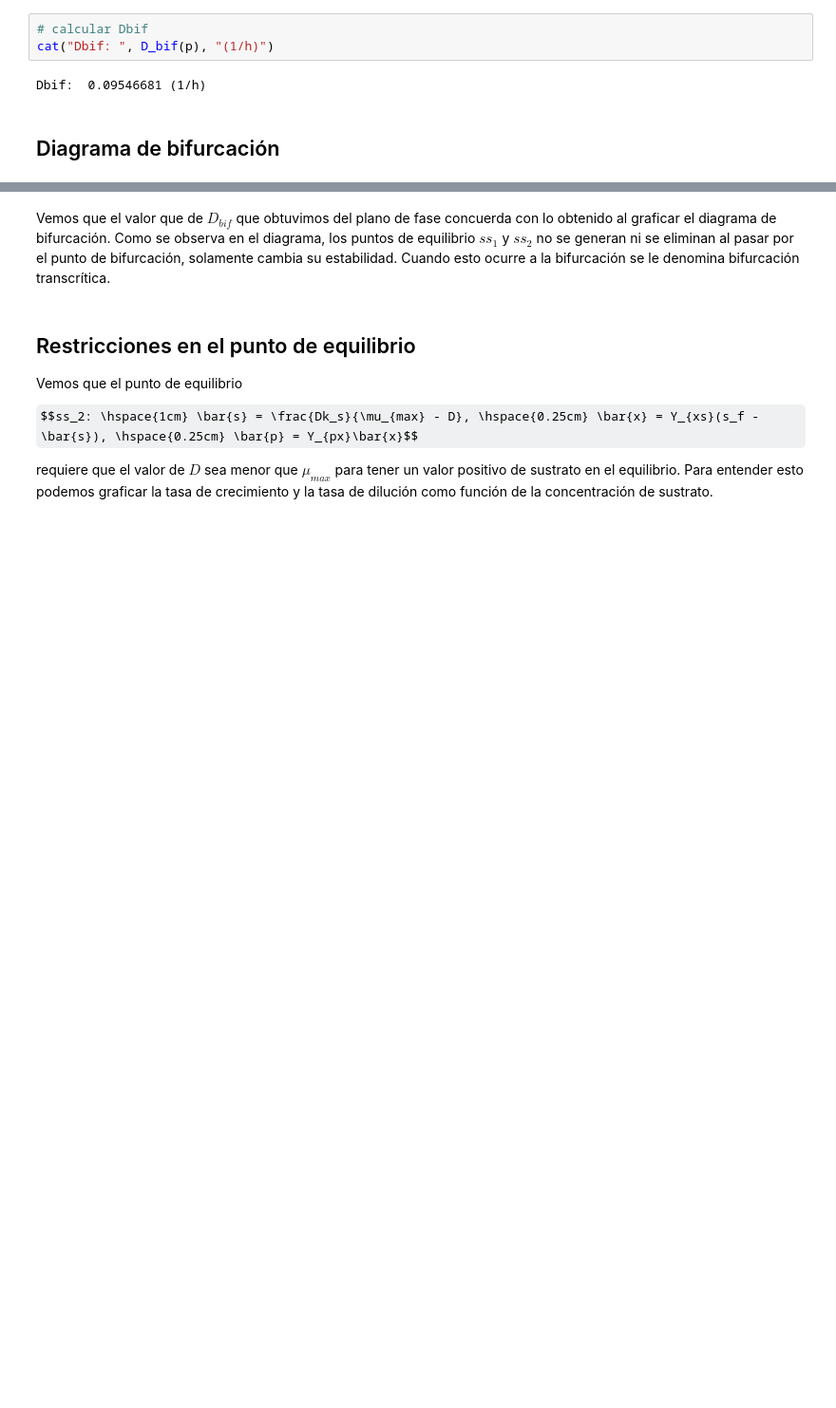
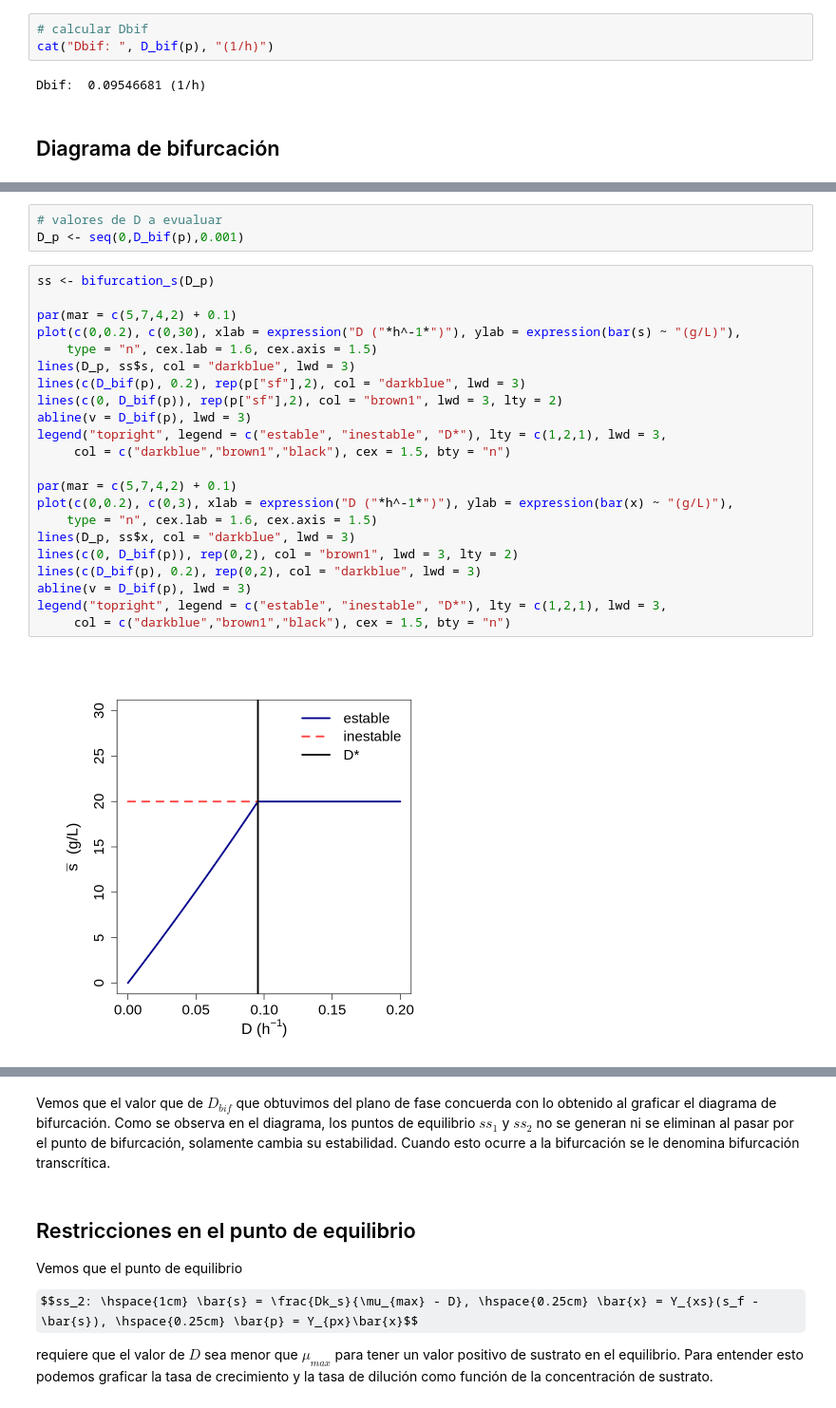
Before and after one commit to JuanM-GG/modelos-tesis, a Jupyter notebook: modelo_monod.ipynb, the cells around one changed output, grey strips where cells are left out. Shown at 95% size. Cells and saved outputs as stored; diff of their text form; some formulas as TeX source; blank space fills up the shorter version.

```diff
--- a/modelo_monod.ipynb
+++ b/modelo_monod.ipynb
@@ -545,0 +475,27 @@ ERROR: ignored
+# %%
+# valores de D a evualuar
+D_p <- seq(0,D_bif(p),0.001)
+# %%
+ss <- bifurcation_s(D_p)
+
+par(mar = c(5,7,4,2) + 0.1)
+plot(c(0,0.2), c(0,30), xlab = expression("D ("*h^-1*")"), ylab = expression(bar(s) ~ "(g/L)"),
+    type = "n", cex.lab = 1.6, cex.axis = 1.5)
+lines(D_p, ss$s, col = "darkblue", lwd = 3)
+lines(c(D_bif(p), 0.2), rep(p["sf"],2), col = "darkblue", lwd = 3)
+lines(c(0, D_bif(p)), rep(p["sf"],2), col = "brown1", lwd = 3, lty = 2)
+abline(v = D_bif(p), lwd = 3)
+legend("topright", legend = c("estable", "inestable", "D*"), lty = c(1,2,1), lwd = 3,
+     col = c("darkblue","brown1","black"), cex = 1.5, bty = "n")
+
+par(mar = c(5,7,4,2) + 0.1)
+plot(c(0,0.2), c(0,3), xlab = expression("D ("*h^-1*")"), ylab = expression(bar(x) ~ "(g/L)"),
+    type = "n", cex.lab = 1.6, cex.axis = 1.5)
+lines(D_p, ss$x, col = "darkblue", lwd = 3)
+lines(c(0, D_bif(p)), rep(0,2), col = "brown1", lwd = 3, lty = 2)
+lines(c(D_bif(p), 0.2), rep(0,2), col = "darkblue", lwd = 3)
+abline(v = D_bif(p), lwd = 3)
+legend("topright", legend = c("estable", "inestable", "D*"), lty = c(1,2,1), lwd = 3,
+     col = c("darkblue","brown1","black"), cex = 1.5, bty = "n")
+# %% [output]
+[figure, added]
```
Also changed, not shown: parts of 20 cells of this notebook.
